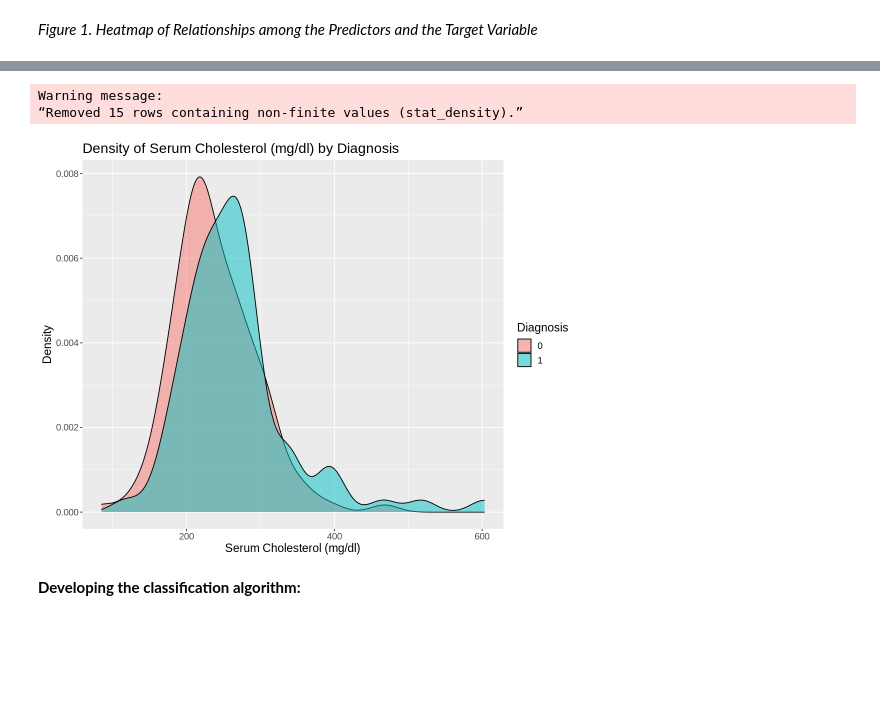
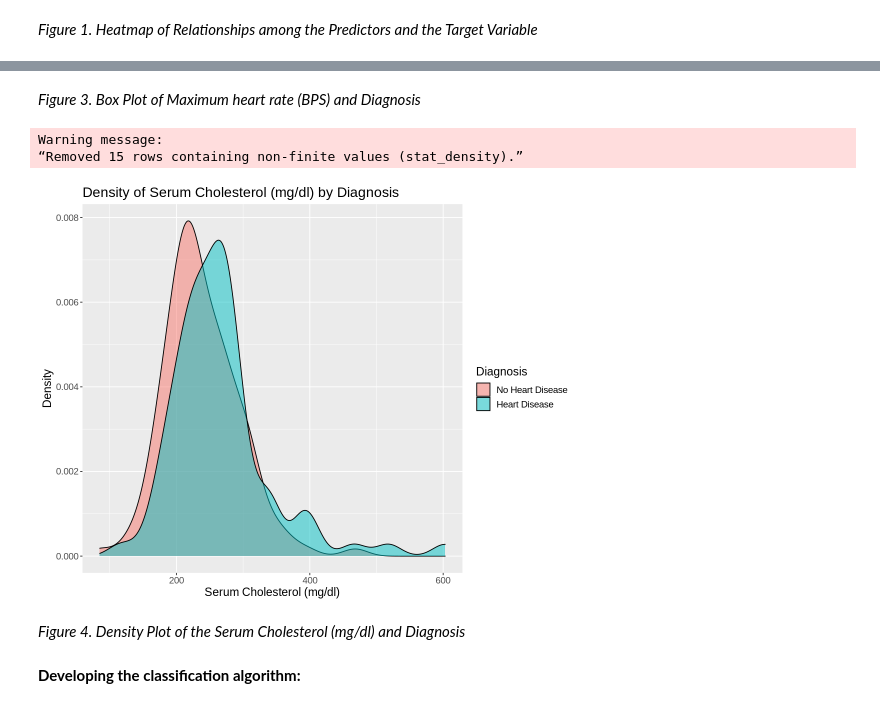
Before and after one commit to GeneRevo/DSCI100-007-Group10, a Jupyter notebook: 007_project_final_report.ipynb, the cells around one changed output, grey strips where cells are left out. Drawn from its saved outputs; the diff is of its cells as text; code cells hidden in the pictures; blank space fills up the shorter version.

Commit message:
graph captions

```diff
--- a/007_project_final_report.ipynb
+++ b/007_project_final_report.ipynb
@@ -381,15 +386,21 @@ Warning message:
+# %% [markdown]
+*Figure 3. Box Plot of Maximum heart rate (BPS) and Diagnosis*
 # %%
-# density plot of of the predictor variable serum cholesterol (mg/dl) and diagnosis
 ggplot(predictor_train, aes(x = chol, fill = factor(num))) +
-    geom_density(alpha = 0.5) +
-    labs(x = "Serum Cholesterol (mg/dl)", y = "Density",
-    title = "Density of Serum Cholesterol (mg/dl) by Diagnosis",
-    fill = "Diagnosis") +
-    theme(text = element_text(size = 14))
+  geom_density(alpha = 0.5) +
+  labs(x = "Serum Cholesterol (mg/dl)", y = "Density",
+       title = "Density of Serum Cholesterol (mg/dl) by Diagnosis",
+       fill = "Diagnosis") +
+  scale_fill_manual(values = c("#F8766D", "#00BFC4"),
+                    name = "Diagnosis",
+                    labels = c("No Heart Disease", "Heart Disease")) +
+  theme(text = element_text(size = 14))
 # %% [output]
 Warning message:
 “Removed 15 rows containing non-finite values (stat_density).”
-[figure, old version]
+[figure, new version]
+# %% [markdown]
+*Figure 4. Density Plot of the Serum Cholesterol (mg/dl) and Diagnosis*
 # %% [markdown]
 **Developing the classification algorithm:**
 # %%
```
Also changed, not shown: parts of 8 cells of this notebook.
